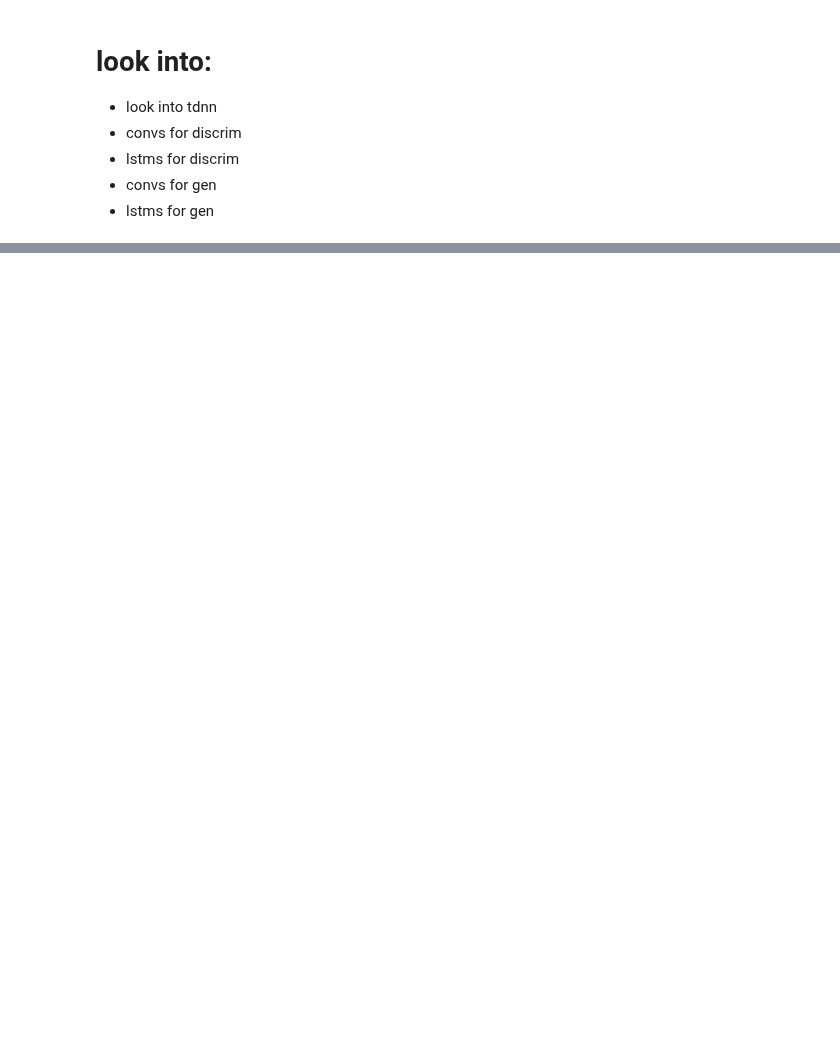
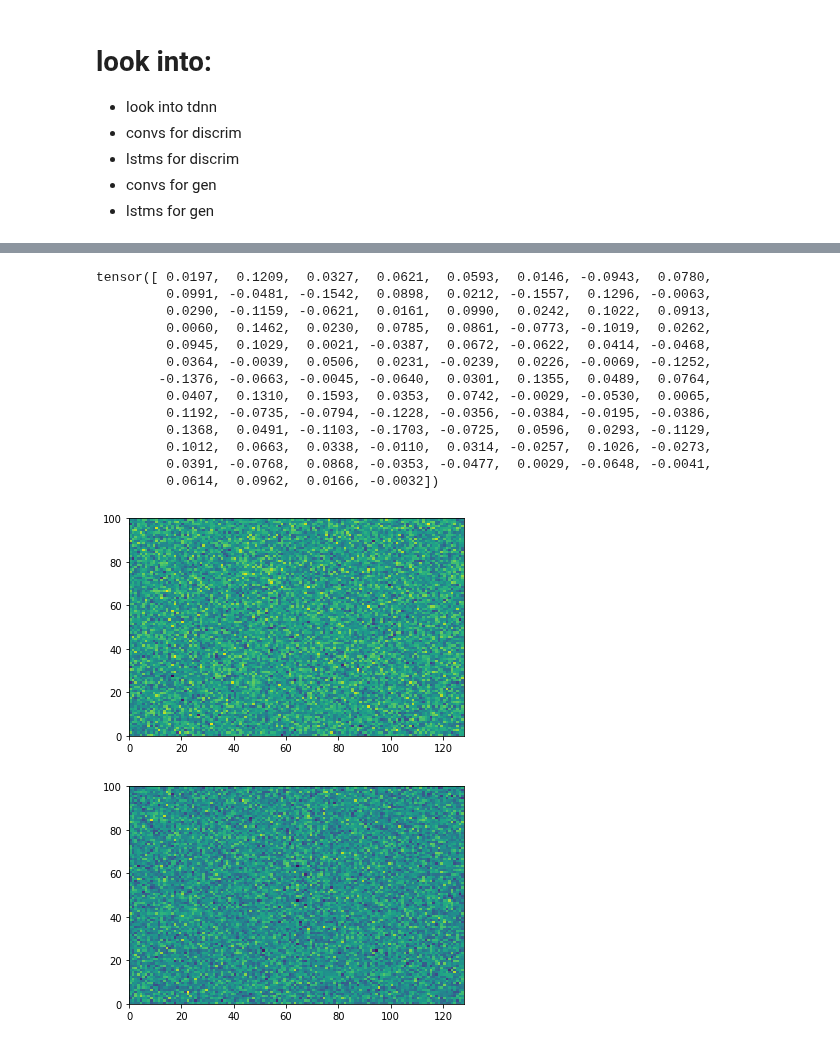
Before and after one commit to aashraychegu/testing_grounds, a Jupyter notebook: ready/1dwgantest.ipynb, the cells around one changed output, grey strips where cells are left out. Saved outputs shown, nothing was run; the diff lists cells and outputs as text; code cells hidden in the pictures; blank space fills up the shorter version.

```diff
--- a/ready/1dwgantest.ipynb
+++ b/ready/1dwgantest.ipynb
@@ -201,0 +387,25 @@ RuntimeError: Mismatch in shape: grad_output[0] has a shape of torch.Size([16, 1
+# %%
+input1 = torch.randn(100, 128)
+input2 = torch.randn(100, 128)
+output = F.cosine_similarity(input1, input2)
+print(output)
+plt.pcolormesh(input1)
+plt.show()
+plt.pcolormesh(input2)
+plt.show()
+# %% [output]
+tensor([ 0.0197,  0.1209,  0.0327,  0.0621,  0.0593,  0.0146, -0.0943,  0.0780,
+         0.0991, -0.0481, -0.1542,  0.0898,  0.0212, -0.1557,  0.1296, -0.0063,
+         0.0290, -0.1159, -0.0621,  0.0161,  0.0990,  0.0242,  0.1022,  0.0913,
+         0.0060,  0.1462,  0.0230,  0.0785,  0.0861, -0.0773, -0.1019,  0.0262,
+         0.0945,  0.1029,  0.0021, -0.0387,  0.0672, -0.0622,  0.0414, -0.0468,
+         0.0364, -0.0039,  0.0506,  0.0231, -0.0239,  0.0226, -0.0069, -0.1252,
+        -0.1376, -0.0663, -0.0045, -0.0640,  0.0301,  0.1355,  0.0489,  0.0764,
+         0.0407,  0.1310,  0.1593,  0.0353,  0.0742, -0.0029, -0.0530,  0.0065,
+         0.1192, -0.0735, -0.0794, -0.1228, -0.0356, -0.0384, -0.0195, -0.0386,
+         0.1368,  0.0491, -0.1103, -0.1703, -0.0725,  0.0596,  0.0293, -0.1129,
+         0.1012,  0.0663,  0.0338, -0.0110,  0.0314, -0.0257,  0.1026, -0.0273,
+         0.0391, -0.0768,  0.0868, -0.0353, -0.0477,  0.0029, -0.0648, -0.0041,
+         0.0614,  0.0962,  0.0166, -0.0032])
+[figure, added]
+[figure, added]
```
Also changed, not shown: parts of 20 cells of this notebook.
